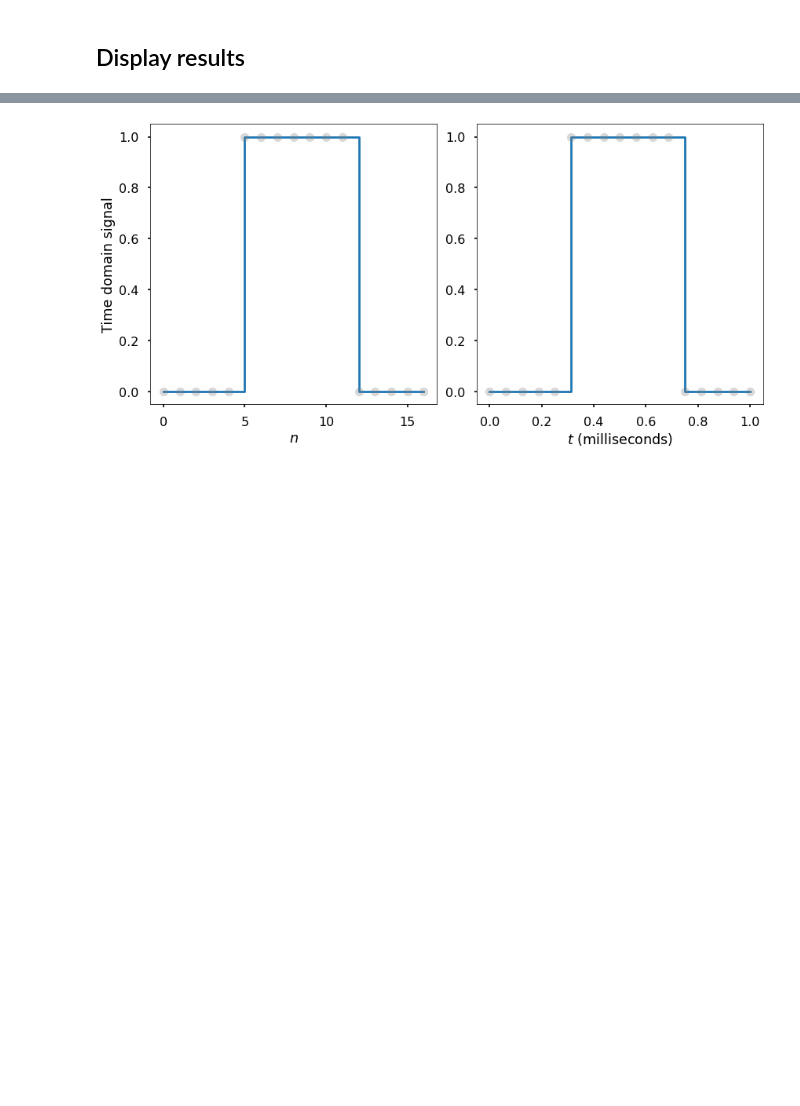
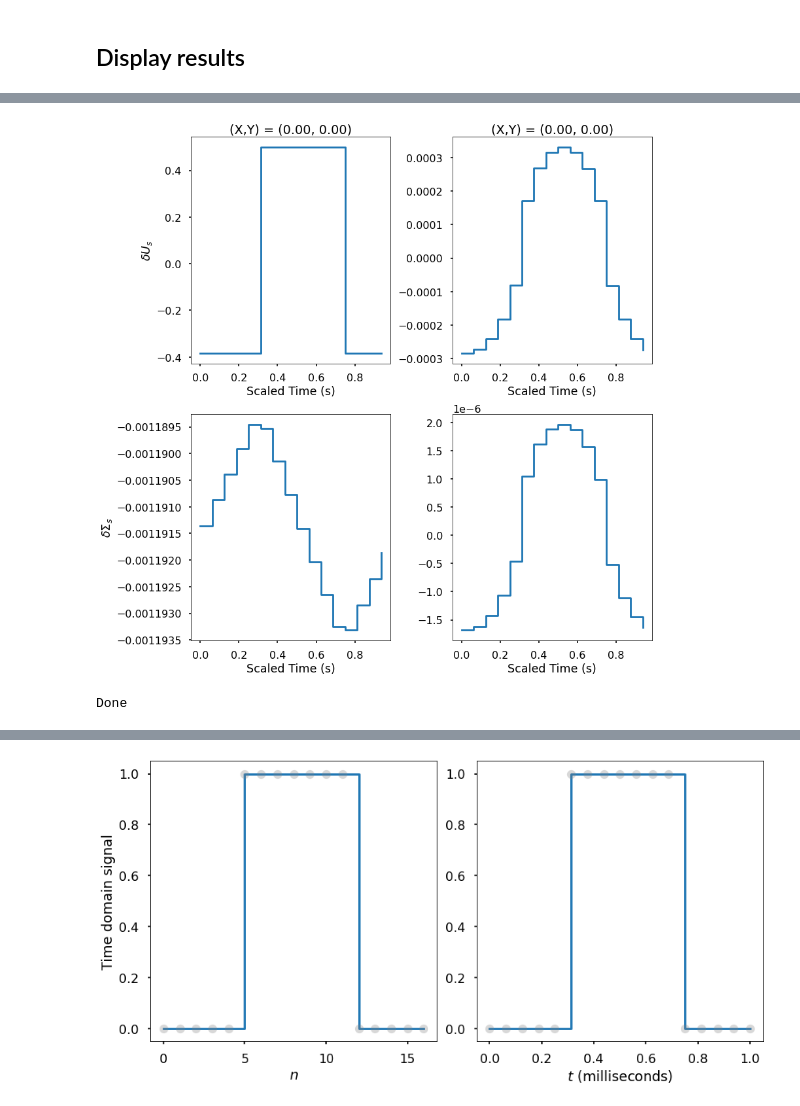
Before and after one commit to yuccadrew/sip, a Jupyter notebook: test_sip.ipynb, the cells around one changed output, grey strips where cells are left out. Saved outputs shown, nothing was run; the diff lists cells and outputs as text; code cells hidden in the pictures; blank space fills up the shorter version.

```diff
--- a/test_sip.ipynb
+++ b/test_sip.ipynb
@@ -2301,3 +2315,50 @@ def display_results_real_imag():
 
     #plt.savefig('slab.png',bbox_inches='tight')
     return fig,ax
+# %%
+def display_ifft_real_imag():
+    #savedir='/shared/zhuy359/sip/slab'
+
+    nodes=mesh['nodes']
+    pot=np.zeros((len(nodes),len(freqs)),dtype=complex)
+    sig=np.zeros((len(nodes),len(freqs)),dtype=complex)
+    pot_ifft=np.zeros((len(nodes),len(freqs)),dtype=complex)
+    sig_ifft=np.zeros((len(nodes),len(freqs)),dtype=complex)
+    for i in range(len(freqs)):
+        unod=np.load(savedir+'/freq_%.2e.npy'%freqs[i])
+        pot[:,i]=unod[:,0]
+        sig[:,i]=unod[:,1]
+
+    for i in range(len(nodes)):
+        pot_ifft[i,:]=ifft(pot[i,:])
+        sig_ifft[i,:]=ifft(sig[i,:])
+
+    nind=np.argmin((nodes[:,0]-0.0)**2+(nodes[:,1]-0.0)**2)
+    fig,ax=plt.subplots(2,2,figsize=(12,12))
+    axs=ax.flatten()
+    axs[0].plot(t,np.real(pot_ifft[nind,:]),drawstyle='steps-post')
+    axs[1].plot(t,np.imag(pot_ifft[nind,:]),drawstyle='steps-post')
+
+    axs[2].plot(t,np.real(sig_ifft[nind,:]),drawstyle='steps-post')
+    axs[3].plot(t,np.imag(sig_ifft[nind,:]),drawstyle='steps-post')
+    axs[0].set_ylabel('$\delta U_s$')
+    axs[2].set_ylabel('$\delta \Sigma_s$')
+
+    axs[0].set_title('(X,Y) = (%.2f, %.2f)'%(nodes[nind,0],nodes[nind,1]))
+    axs[1].set_title('(X,Y) = (%.2f, %.2f)'%(nodes[nind,0],nodes[nind,1]))
+
+    axs[0].set_xlabel('Scaled Time (s)')
+    axs[1].set_xlabel('Scaled Time (s)')
+    axs[2].set_xlabel('Scaled Time (s)')
+    axs[3].set_xlabel('Scaled Time (s)')
+
+    return fig,ax #to be modified
+
+if __name__=='__main__':
+    fig,ax=display_ifft_real_imag()
+    plt.tight_layout()
+    plt.show()
+    print('Done')
+# %% [output]
+[figure, added]
+Done
```
Also changed, not shown: parts of 7 cells of this notebook.
